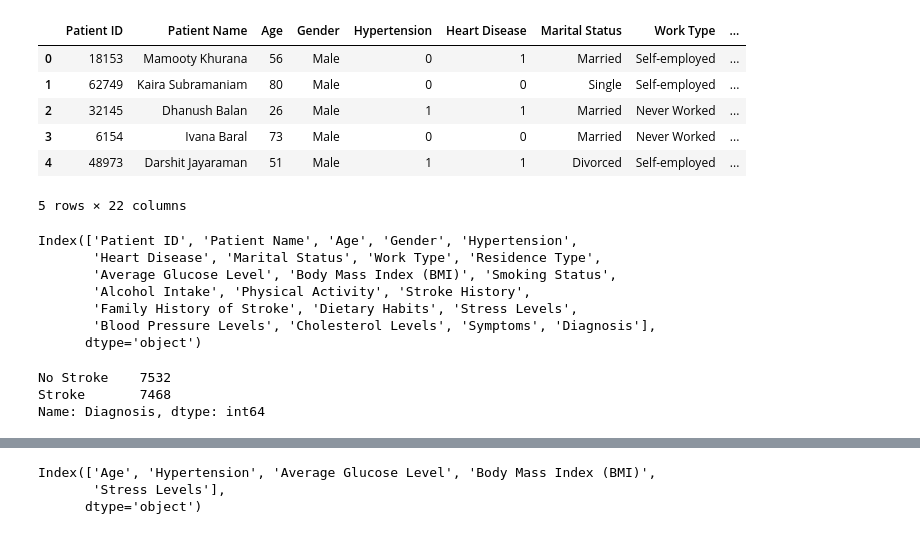
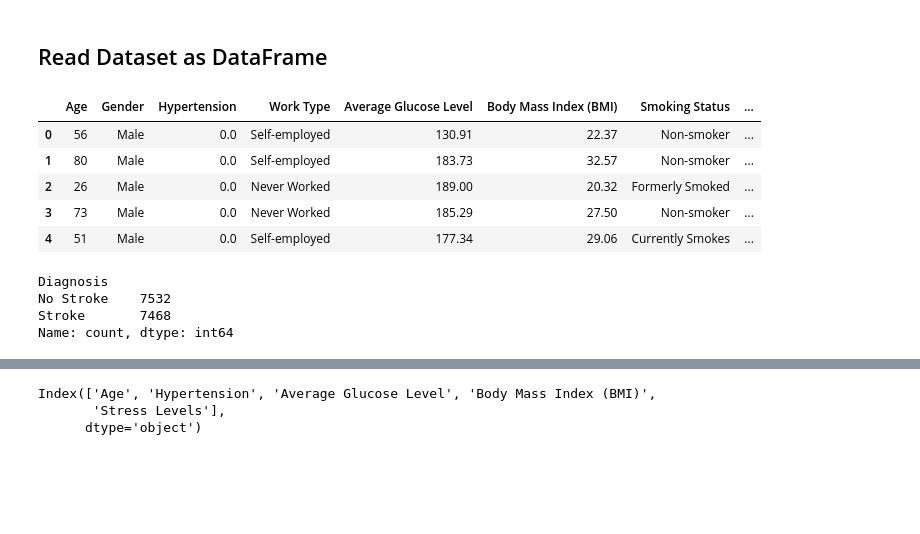
Before and after one commit to kimutai99/stroke-disease-prediction, a Jupyter notebook: notebook/model training.ipynb, the cells around one changed output, grey strips where cells are left out. Saved outputs shown, nothing was run; the diff lists cells and outputs as text; code cells hidden in the pictures; blank space fills up the shorter version.

```diff
--- a/notebook/model training.ipynb
+++ b/notebook/model training.ipynb
@@ -17,30 +17,22 @@ from sklearn.compose import ColumnTransformer
 from sklearn.impute import SimpleImputer
 from sklearn.pipeline import Pipeline
 from sklearn.preprocessing import OneHotEncoder, StandardScaler, OrdinalEncoder
+# %% [markdown]
+## Read Dataset as DataFrame
 # %%
-df=pd.read_csv('Data\\stroke_prediction_dataset.csv')
+df=pd.read_csv('cleaned_data.csv')
 df.head()
 # %% [output]
-|  | Patient ID | Patient Name | Age | Gender | Hypertension | Heart Disease | Marital Status | Work Type | ... |
-| 0 | 18153 | Mamooty Khurana | 56 | Male | 0 | 1 | Married | Self-employed | ... |
-| 1 | 62749 | Kaira Subramaniam | 80 | Male | 0 | 0 | Single | Self-employed | ... |
-| 2 | 32145 | Dhanush Balan | 26 | Male | 1 | 1 | Married | Never Worked | ... |
-| 3 | 6154 | Ivana Baral | 73 | Male | 0 | 0 | Married | Never Worked | ... |
-| 4 | 48973 | Darshit Jayaraman | 51 | Male | 1 | 1 | Divorced | Self-employed | ... |
+|  | Age | Gender | Hypertension | Work Type | Average Glucose Level | Body Mass Index (BMI) | Smoking Status | ... |
+| 0 | 56 | Male | 0.0 | Self-employed | 130.91 | 22.37 | Non-smoker | ... |
+| 1 | 80 | Male | 0.0 | Self-employed | 183.73 | 32.57 | Non-smoker | ... |
+| 2 | 26 | Male | 0.0 | Never Worked | 189.00 | 20.32 | Formerly Smoked | ... |
+| 3 | 73 | Male | 0.0 | Never Worked | 185.29 | 27.50 | Non-smoker | ... |
+| 4 | 51 | Male | 0.0 | Self-employed | 177.34 | 29.06 | Currently Smokes | ... |
-5 rows × 22 columns
-# %%
-df.columns
-# %% [output]
-Index(['Patient ID', 'Patient Name', 'Age', 'Gender', 'Hypertension',
-       'Heart Disease', 'Marital Status', 'Work Type', 'Residence Type',
-       'Average Glucose Level', 'Body Mass Index (BMI)', 'Smoking Status',
-       'Alcohol Intake', 'Physical Activity', 'Stroke History',
-       'Family History of Stroke', 'Dietary Habits', 'Stress Levels',
-       'Blood Pressure Levels', 'Cholesterol Levels', 'Symptoms', 'Diagnosis'],
-      dtype='object')
 # %%
 df.Diagnosis.value_counts()
 # %% [output]
+Diagnosis
 No Stroke    7532
 Stroke       7468
-Name: Diagnosis, dtype: int64
+Name: count, dtype: int64
```
Also changed, not shown: parts of 45 cells of this notebook, 2 other files.
